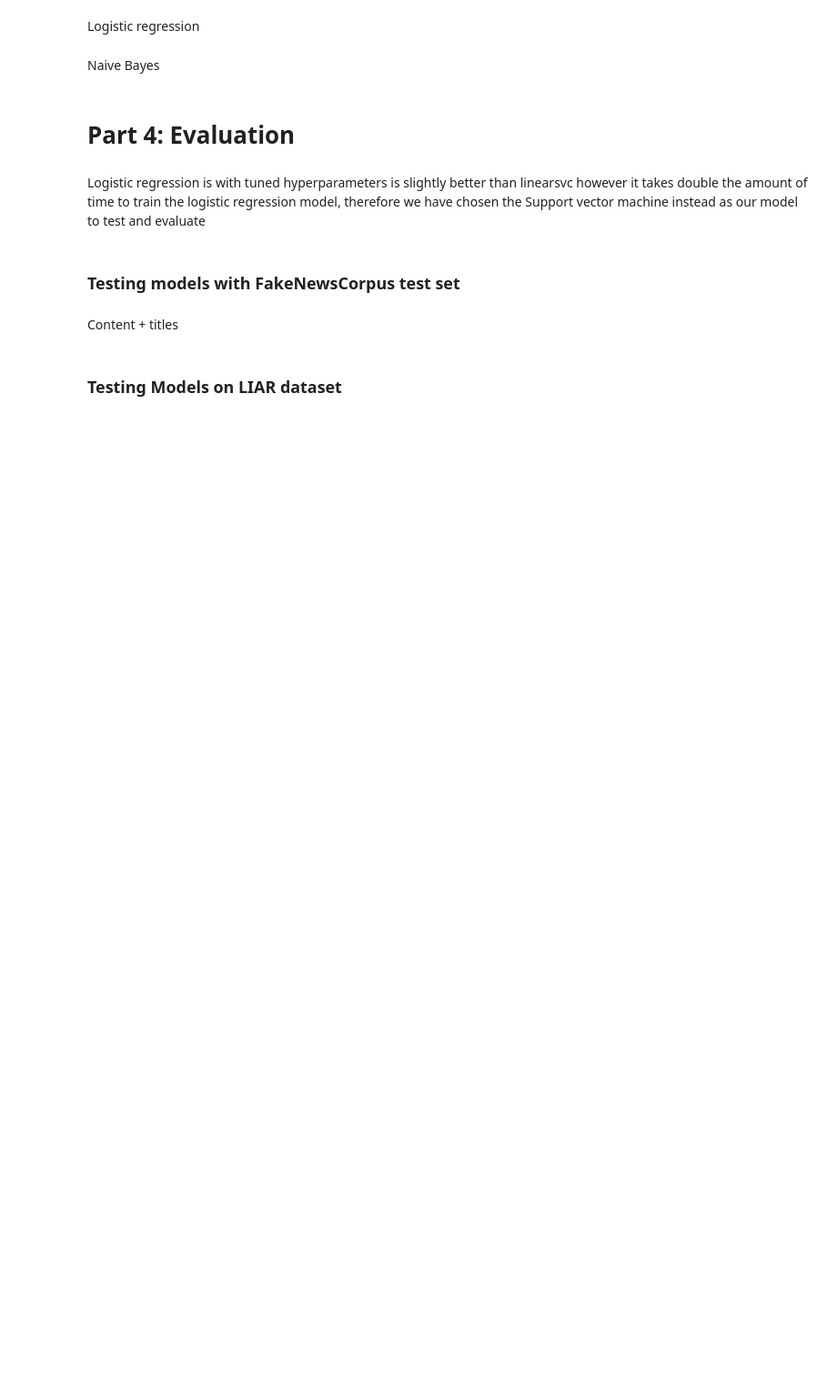
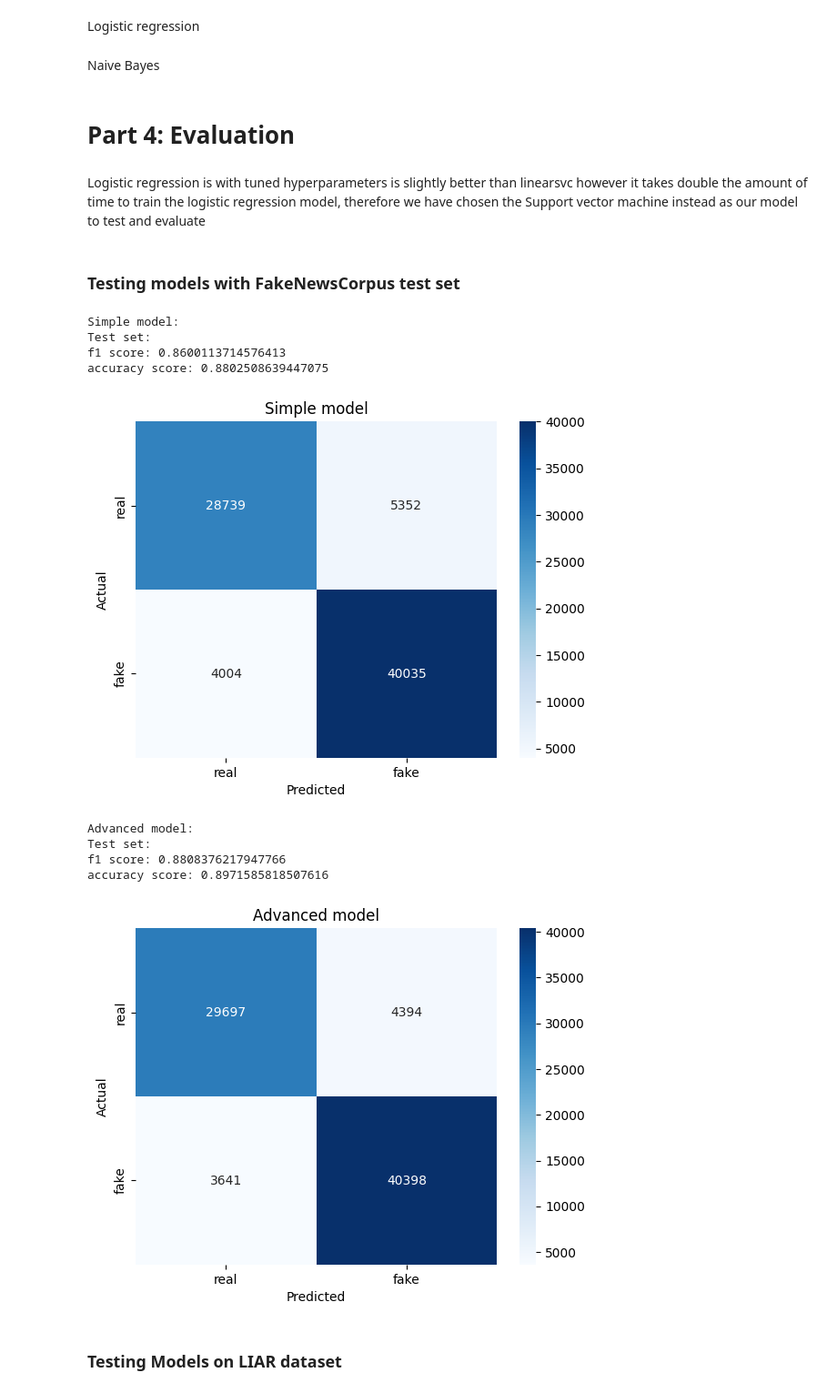
Before and after one commit to BogiSyderbo/FakeNewsProject, a Jupyter notebook: FakeNewsProject.ipynb, the cells around one changed output. Shown at 91% size. Cells and saved outputs as stored; diff of their text form; code cells hidden in the pictures; blank space fills up the shorter version.

```diff
--- a/FakeNewsProject.ipynb
+++ b/FakeNewsProject.ipynb
@@ -264,8 +307,8 @@ from sklearn.model_selection import train_test_split
 # Splitting the data into training (80%) and the rest (20%)
 train_df, rest_df = train_test_split(dfcpy, test_size=0.2, random_state=42, stratify=dfcpy['label'])
 # Splitting the rest into validation (50%) and test (50%)
-validation_df, test_df = train_test_split(rest_df, t
-                                          est_size=0.5,
+validation_df, test_df = train_test_split(rest_df,
+                                          test_size=0.5,
                                           random_state=42,
                                           stratify=rest_df['label'])
 
@@ -772,32 +832,75 @@ advanced_model = load('models/svm_1gram_combined.joblib')
 # %% [markdown]
 ### Testing models with FakeNewsCorpus test set
 # %%
-content_train_bow = pipeline_bow.fit_transform(content_train, y_train)
-content_val_bow = pipeline_bow.transform(content_val)
-content_test_bow = pipeline_bow.transform(content_test)
-simple_pred_test = simple_model.predict(content_test_bow)
+from joblib import load
+from sklearn.feature_extraction.text import CountVectorizer
+from sklearn.feature_extraction.text import TfidfVectorizer
+from sklearn.preprocessing import StandardScaler
+from sklearn.pipeline import Pipeline
+from scipy.sparse import hstack
+import sklearn.metrics as metrics
+
+simple_model = load('models/simple_model_combined.joblib')
+advanced_model = load('models/svm_12000.joblib')
+
+pipeline_bow = Pipeline([
+    ('vectorizer', CountVectorizer(max_features=5000, token_pattern=r'<[\w]+>|[\w]+')),
+    ('scaler', StandardScaler(with_mean=False)),
+    ])
+# 3500 hvis titler er med
+pipeline_tfidf = Pipeline([
+    ('vectorizer', TfidfVectorizer(lowercase = False,
+                                   max_features=12000,
+                                   min_df = 1,
+                                   max_df= 0.9,
+                                   token_pattern=r'<[\w]+>|[\w]+',
+                                   ngram_range =  (1, 1))),
+    ('scaler', StandardScaler(with_mean=False)),
+    ])
+
+BoW_content_train = pipeline_bow.fit_transform(content_train)
+BoW_content_test = pipeline_bow.transform(content_test)
+
+BoW_title_train = pipeline_bow.fit_transform(title_train)
+BoW_title_test = pipeline_bow.transform(title_test)
+
+combined_test_bow = hstack((BoW_content_test, BoW_title_test))
+simple_pred_test = simple_model.predict(combined_test_bow)
 
 accuracy_simple = metrics.accuracy_score(y_test, simple_pred_test)
 f1_simple = metrics.f1_score(y_test, simple_pred_test)
 
 print("\nSimple model:")
 print("Test set:")
 print("f1 score:", f1_simple)
 print("accuracy score:", accuracy_simple)
 make_confusion_matrix(y_test, simple_pred_test, "Simple model")
 
-content_train_tfidf = pipeline_tfidf.fit_transform(content_train, y_train)
-content_val_tfidf = pipeline_tfidf.transform(content_val)
+content_train_tfidf = pipeline_tfidf.fit_transform(content_train)
 content_test_tfidf = pipeline_tfidf.transform(content_test)
-advanced_pred_test = advanced_model.predict(content_test_tfidf)
+
+title_train_tfidf = pipeline_tfidf.fit_transform(title_train)
+title_test_tfidf = pipeline_tfidf.transform(title_test)
+
+combined_test_tfidf = hstack((content_test_tfidf, title_test_tfidf))
+advanced_pred_test = advanced_model.predict(combined_test_tfidf)
 
 accuracy_advanced = metrics.accuracy_score(y_test, advanced_pred_test)
 f1_advanced = metrics.f1_score(y_test, advanced_pred_test)
 
 print("\nAdvanced model:")
 print("Test set:")
 print("f1 score:", f1_advanced)
 print("accuracy score:", accuracy_advanced)
 make_confusion_matrix(y_test, advanced_pred_test, "Advanced model")
+# %% [output]
+Simple model:
+Test set:
+f1 score: 0.8600113714576413
+accuracy score: 0.8802508639447075
+[figure, added]
+Advanced model:
+Test set:
+f1 score: 0.8808376217947766
+accuracy score: 0.8971585818507616
+[figure, added]
-# %% [markdown]
-Content + titles
```
Also changed, not shown: parts of 43 cells of this notebook.
